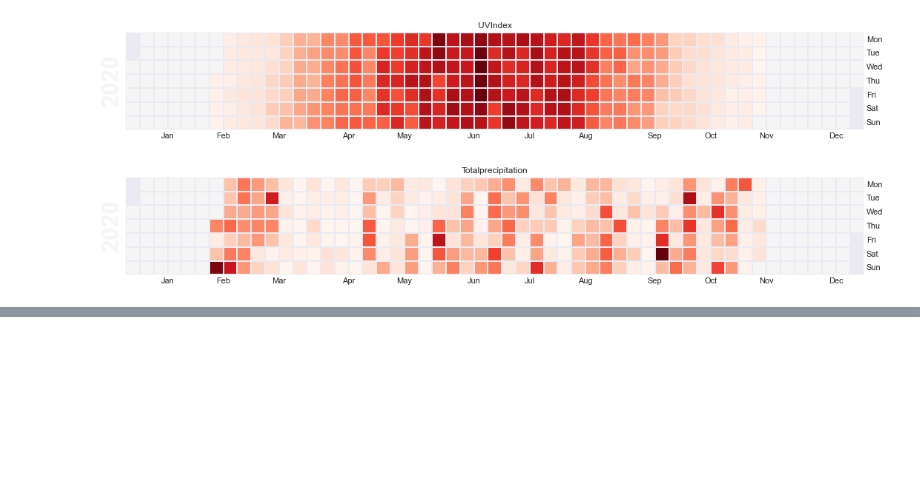
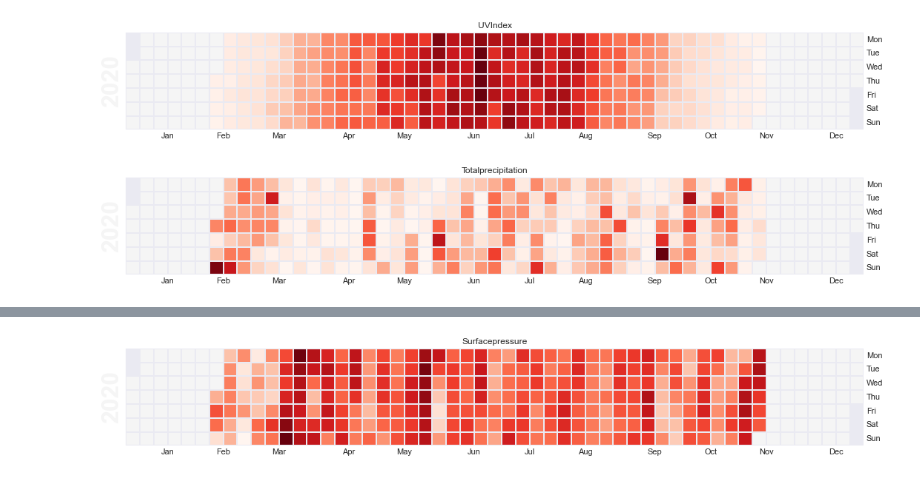
Before and after one commit to Florian335/fyp2021p02g10, a Jupyter notebook: Notebooks/kata.ipynb, the cells around one changed output, grey strips where cells are left out. Drawn from its saved outputs; the diff is of its cells as text; code cells hidden in the pictures; blank space fills up the shorter version.

```diff
--- a/Notebooks/kata.ipynb
+++ b/Notebooks/kata.ipynb
@@ -328,2 +347,7 @@ plt.title("Totalprecipitation");
+# %%
+calmap.calendarplot(df2['Surfacepressure'])
+plt.title('Surfacepressure');
+# %% [output]
+[figure, added]
 # %%
 calmap.calendarplot(df2['WindSpeed'])
```
Also changed, not shown: parts of 21 cells of this notebook.
